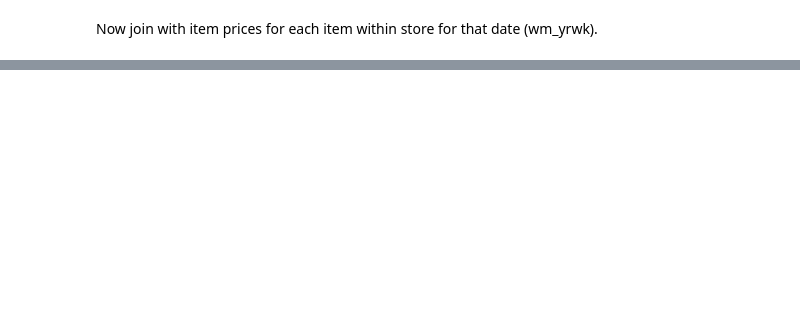
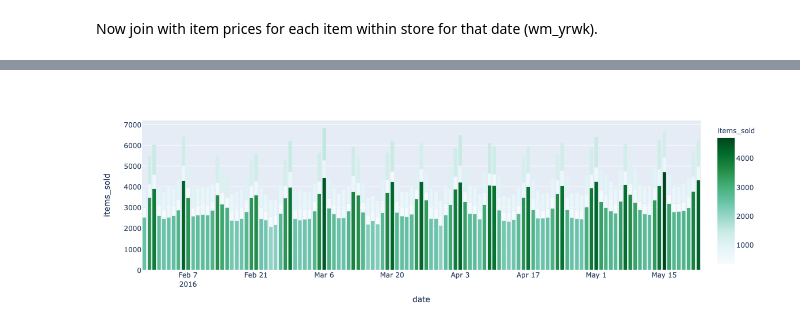
Before and after one commit to chriseisbrown/kaggle, a Jupyter notebook: bigquery_trial.ipynb, the cells around one changed output, grey strips where cells are left out. Drawn from its saved outputs; the diff is of its cells as text; code cells hidden in the pictures; blank space fills up the shorter version.

```diff
--- a/bigquery_trial.ipynb
+++ b/bigquery_trial.ipynb
@@ -123,0 +211,4 @@ df.loc[df['wm_yr_wk'] == 11101]
+# %%
+df['date'] = pd.to_datetime(df['date'], errors='coerce')
+# %%
+df_sales = df.groupby(['date', 'cat_id'])['items_sold'].sum().dropna().reset_index()
@@ -124,7 +228,10 @@ df.loc[df['wm_yr_wk'] == 11101]
 # %%
 def plot_values(df, from_date=None, target=None):
     fig = px.bar(df.loc[df['date'] >= from_date], x='date', \
-             y='items_sold', color="items_sold", width=800, height=400, color_continuous_scale=px.colors.sequential.BuGn)
+             y='items_sold', color="items_sold",\
+             width=800, height=400, color_continuous_scale=px.colors.sequential.BuGn)
     fig.show()
 
-plot_values(df, '2011-01-29')
+plot_values(df_sales, '2016-01-29')
+# %% [output]
+[figure, added]
```
Also changed, not shown: parts of 17 cells of this notebook.
